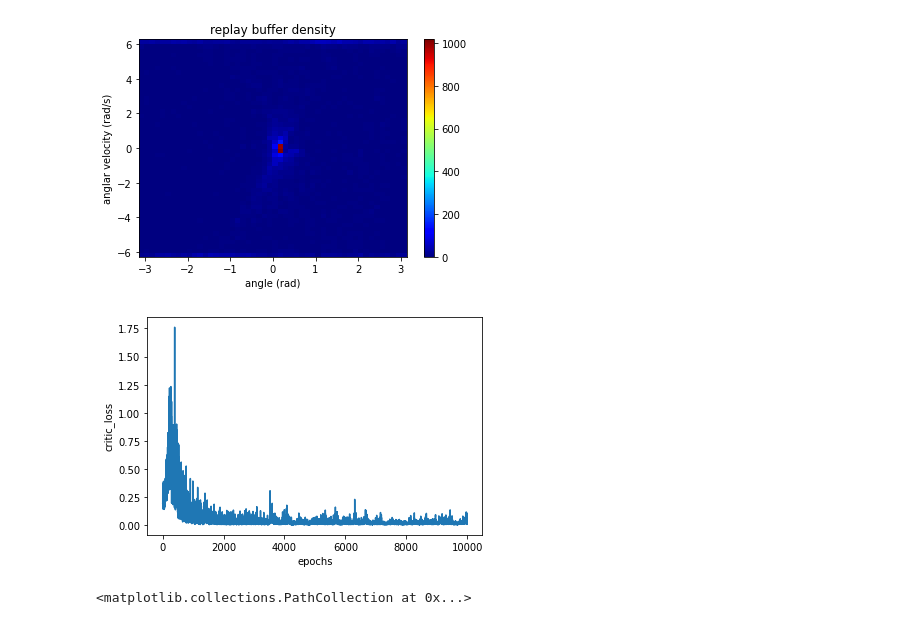
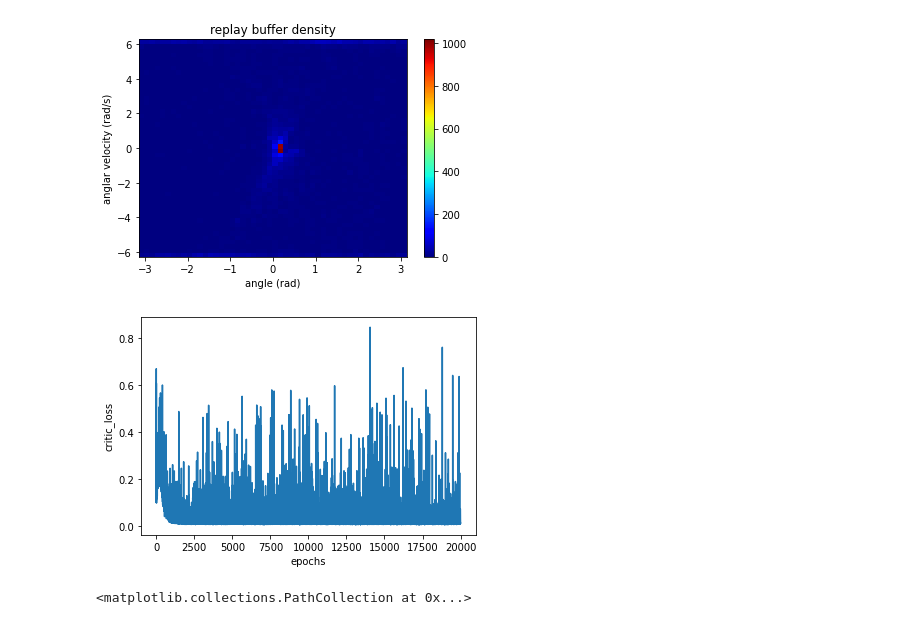
Before and after one commit to ibuki1024/eventDDPG, a Jupyter notebook: notebook/self_trigger/Q_function_learning.ipynb, the cells around one changed output. Cells and saved outputs as stored; diff of their text form; code cells hidden in the pictures.

```diff
--- a/notebook/self_trigger/Q_function_learning.ipynb
+++ b/notebook/self_trigger/Q_function_learning.ipynb
@@ -82,4 +82,4 @@ WARNING:tensorflow:From ../../module/keras2/backend/tensorflow_backend.py:4148:
 # %%
 # set desiered actor
 # actor = make_standup_agent(actor, .02, env, verbose=False)
-actor.load_weights('./saved_agent/learned_self_clipped4_actor.h5')
+actor.load_weights('./saved_agent/learned_self_noisy_actor.h5')
@@ -205,8 +209,8 @@ plt.show()
 # critic learning
 critic = critic_net((2,),(2,))[0]
 critic.compile(Adam(lr=0.001, clipnorm=1.), loss='mean_squared_error')
-critic.load_weights('./saved_agent/learned_self_clipped4_critic.h5')
-epoch = 10000
+critic.load_weights('./saved_agent/learned_self_noisy_critic.h5')
+epoch = 20000
 batch_size = 64
 gamma = 0.99
 arr = np.array(range(memory.shape[0]))
@@ -215,32 +219,32 @@ for _ in range(epoch):
     # make mini_batch
     mem = memory[np.random.choice(arr, batch_size, replace=False)]
     state0_batch = []
     action_batch = []
     reward_batch = []
     state1_batch = []
     for m in mem:
         state0_batch.append([m[0]])
         action_batch.append(m[1])
         reward_batch.append([m[2]])
         state1_batch.append([m[3]])
     state0_batch, action_batch, reward_batch, state1_batch = \
     np.array(state0_batch), np.array(action_batch), np.array(reward_batch), np.array(state1_batch)
 
     # TD error
     next_action = actor.predict_on_batch(state1_batch)
     state1_batch_with_action = [next_action, state1_batch]
     r_second = gamma * critic.predict_on_batch(state1_batch_with_action)
     r = reward_batch + r_second
 
     # learn
     critic_input_batch = [action_batch, state0_batch]
     loss = critic.train_on_batch(critic_input_batch, r)
     losses.append(loss)
 
 plt.plot(losses)
 plt.xlabel('epochs')
 plt.ylabel('critic_loss')
 plt.show()
 # %% [output]
-[figure, old version]
+[figure, new version]
 # %%
```
Also changed, not shown: parts of 4 cells of this notebook, 9 other files.
